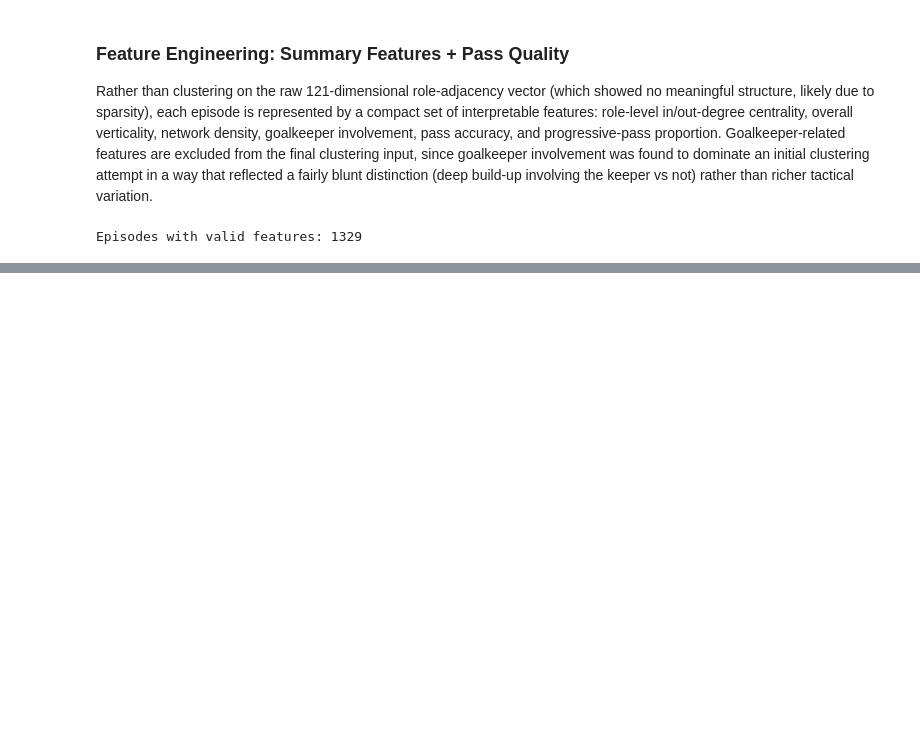
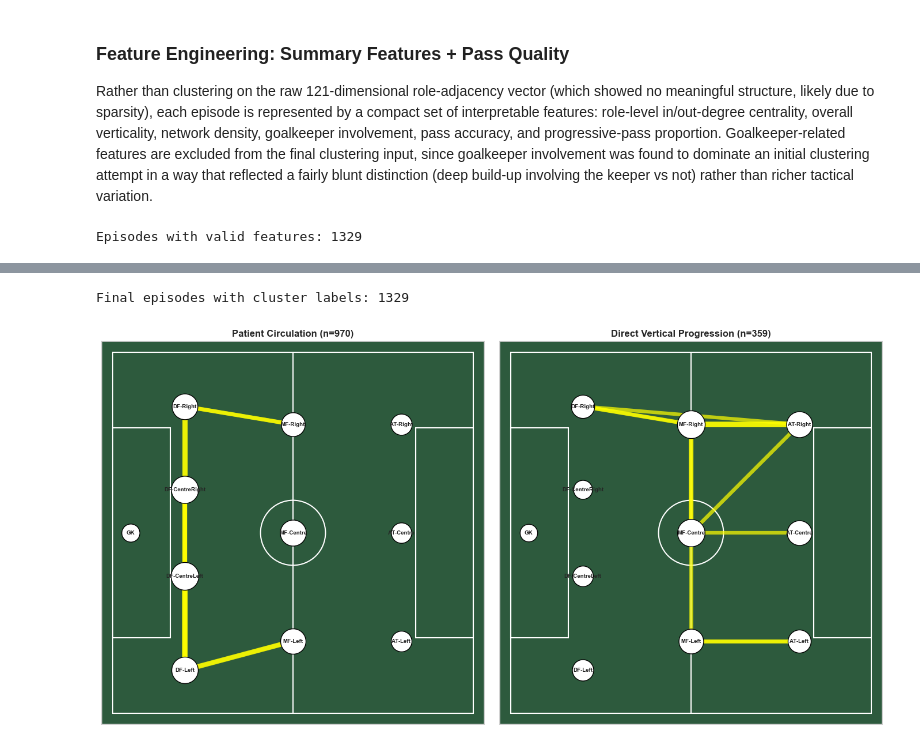
Before and after one commit to Andreas-Angelides/MSc-Dissertation---Passing-Networks, a Jupyter notebook: Dissertation_python_notebook.ipynb, the cells around one changed output, grey strips where cells are left out. Saved outputs shown, nothing was run; the diff lists cells and outputs as text; code cells hidden in the pictures; blank space fills up the shorter version.

```diff
--- a/Dissertation_python_notebook.ipynb
+++ b/Dissertation_python_notebook.ipynb
@@ -410,0 +500,32 @@ Episodes with valid features: 1329
+# %%
+#In the following code block we recompute each episode's raw 11x11 role adjacency matrix
+#then averages these matrices separately within each cluster, normalizing so both clusters
+#are on a comparable scale despite their different sizes (970 vs 359 episodes)
+
+raw_vectors = {}
+
+final_episodes = clean_episodes.merge(feature_df[['episode_id', 'cluster']], on='episode_id')
+print(f"Final episodes with cluster labels: {len(final_episodes)}")
+
+for match_id, match_eps in final_episodes.groupby('matchId'):
+    match_action_events = events[
+    (events['matchId'] == match_id) & (events['teamId'] == team_id) &
+    (events['eventName'].isin(ACTION_EVENTS))
+    ].sort_values(['matchPeriod', 'eventSec']).reset_index(drop=True)
+    match_roles = role_assignments[role_assignments['matchId'] == match_id]
+
+    for _, ep in match_eps.iterrows():
+        seg_roles = match_roles[match_roles['segment_id'] == ep['segment_id']]
+        role_map = dict(zip(seg_roles['playerId'], seg_roles['role']))
+        G = build_episode_network(ep, match_action_events, role_map)
+        raw_vectors[ep['episode_id']] = network_to_vector(G)
+
+final_episodes['raw_vector'] = final_episodes['episode_id'].map(raw_vectors)
+
+cluster_matrices = {}
+for c in [0, 1]:
+    vecs = np.stack(final_episodes[final_episodes['cluster'] == c]['raw_vector'].values)
+    avg_matrix = vecs.mean(axis=0).reshape(11, 11)
+    cluster_matrices[c] = avg_matrix / avg_matrix.sum()
+# %% [output]
+Final episodes with cluster labels: 1329
@@ -410,0 +589,9 @@ Episodes with valid features: 1329
+# %%
+fig, axes = plt.subplots(1, 2, figsize=(14, 7))
+plot_cluster_network(axes[0], cluster_matrices[0], 'Patient Circulation (n=970)')
+plot_cluster_network(axes[1], cluster_matrices[1], 'Direct Vertical Progression (n=359)')
+plt.tight_layout()
+plt.savefig('pitch_diagrams.png', dpi=150, facecolor='white')
+plt.show()
+# %% [output]
+[figure, added]
```
Also changed, not shown: parts of 5 cells of this notebook, 2 other files.
